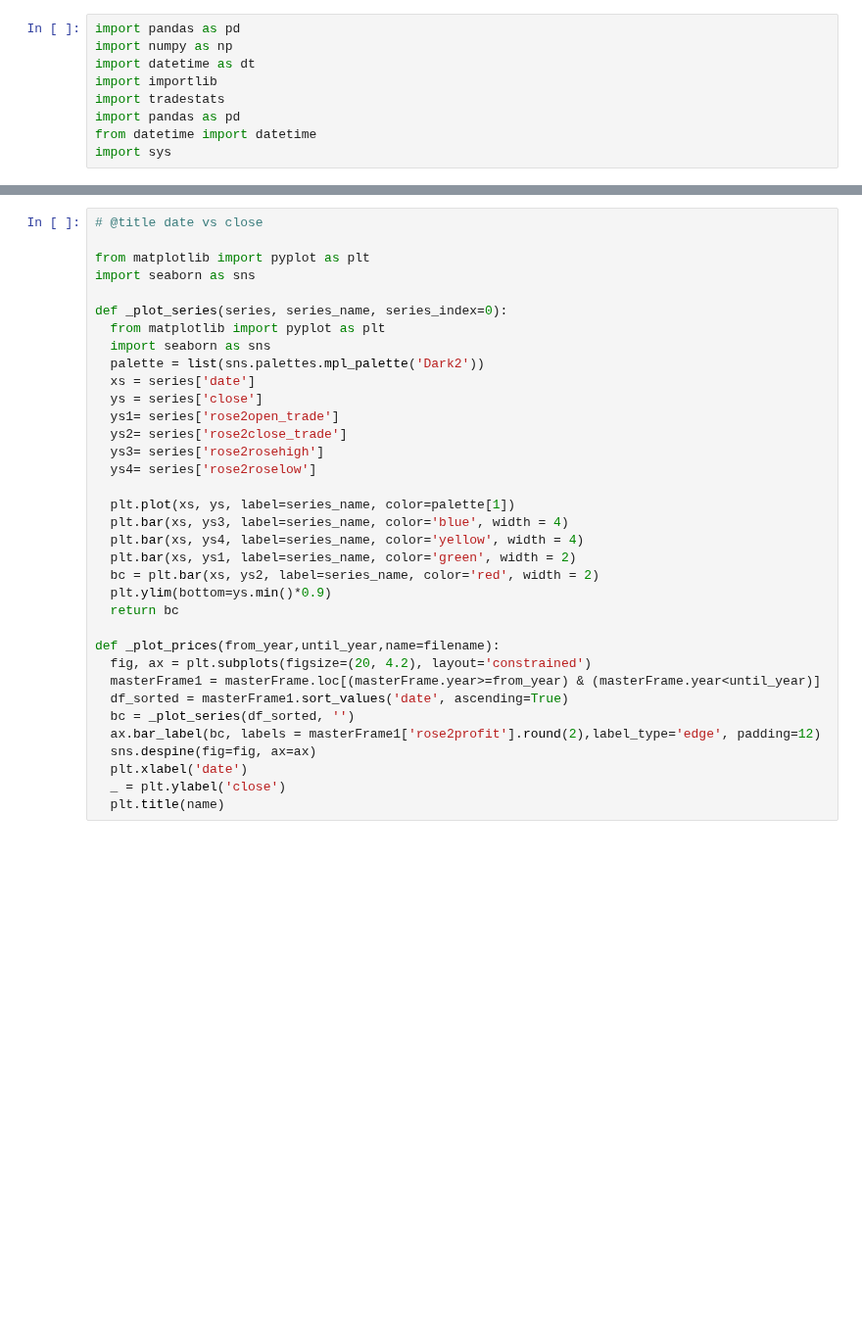
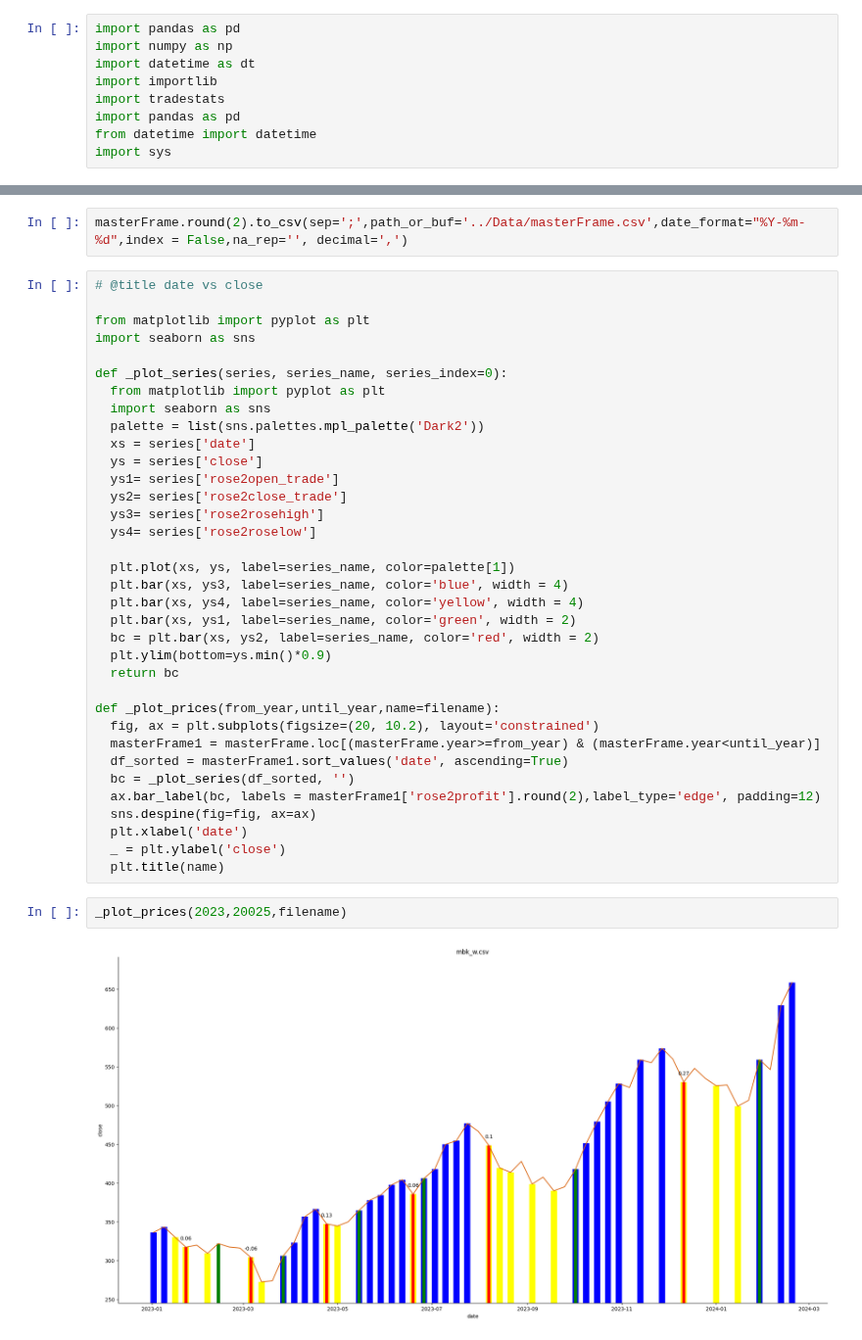
Before and after one commit to ai357060/flower, a Jupyter notebook: wm/aw02.ipynb, the cells around one changed output, grey strips where cells are left out. Shown at 98% size. Cells and saved outputs as stored; diff of their text form; blank space fills up the shorter version.

```diff
--- a/wm/aw02.ipynb
+++ b/wm/aw02.ipynb
@@ -178,3 +179,5 @@ stats.round(2).to_csv(sep=';',path_or_buf='../Data/stats_peo_w.csv',date_format=
+# %%
+masterFrame.round(2).to_csv(sep=';',path_or_buf='../Data/masterFrame.csv',date_format="%Y-%m-%d",index = False,na_rep='', decimal=',')
 # %%
 # @title date vs close
 
@@ -201,7 +204,7 @@ def _plot_series(series, series_name, series_index=0):
   return bc
 
 def _plot_prices(from_year,until_year,name=filename):
-  fig, ax = plt.subplots(figsize=(20, 4.2), layout='constrained')
+  fig, ax = plt.subplots(figsize=(20, 10.2), layout='constrained')
   masterFrame1 = masterFrame.loc[(masterFrame.year>=from_year) & (masterFrame.year<until_year)]
   df_sorted = masterFrame1.sort_values('date', ascending=True)
   bc = _plot_series(df_sorted, '')
@@ -210,6 +213,10 @@ def _plot_prices(from_year,until_year,name=filename):
   plt.xlabel('date')
   _ = plt.ylabel('close')
   plt.title(name)
+# %%
+_plot_prices(2023,20025,filename)
+# %% [output]
+[figure, added]
 # %%
 _plot_prices(2008,2009,filename)
 # %% [output]
```
Also changed, not shown: parts of 6 cells of this notebook, 6 other files.
